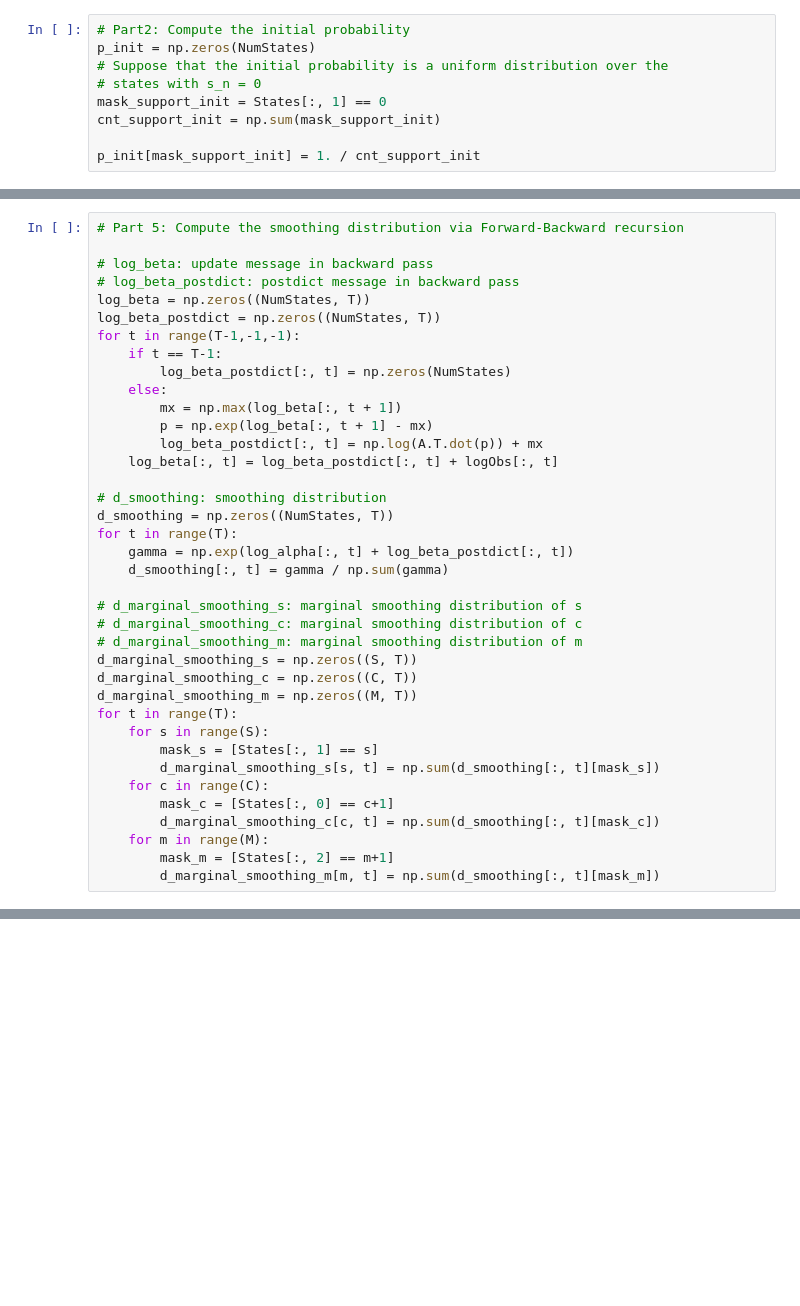
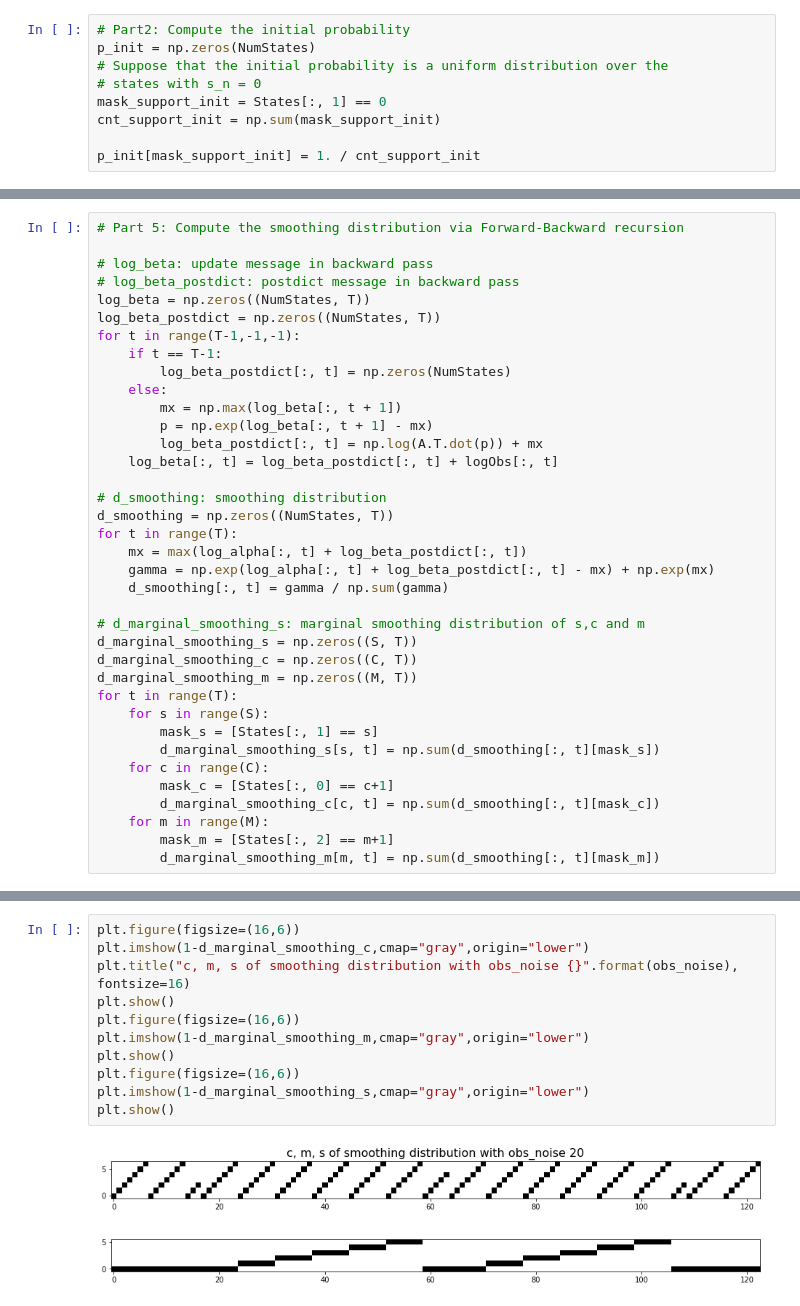
Before and after one commit to EricMi/M2-GraphicalModels-project, a Jupyter notebook: template_code.ipynb, the cells around one changed output, grey strips where cells are left out. Saved outputs shown, nothing was run; the diff lists cells and outputs as text; blank space fills up the shorter version.

```diff
--- a/template_code.ipynb
+++ b/template_code.ipynb
@@ -286,12 +292,11 @@ for t in range(T-1,-1,-1):
 # d_smoothing: smoothing distribution
 d_smoothing = np.zeros((NumStates, T))
 for t in range(T):
-    gamma = np.exp(log_alpha[:, t] + log_beta_postdict[:, t])
+    mx = max(log_alpha[:, t] + log_beta_postdict[:, t])
+    gamma = np.exp(log_alpha[:, t] + log_beta_postdict[:, t] - mx) + np.exp(mx)
     d_smoothing[:, t] = gamma / np.sum(gamma)
 
-# d_marginal_smoothing_s: marginal smoothing distribution of s
-# d_marginal_smoothing_c: marginal smoothing distribution of c
-# d_marginal_smoothing_m: marginal smoothing distribution of m
+# d_marginal_smoothing_s: marginal smoothing distribution of s,c and m
 d_marginal_smoothing_s = np.zeros((S, T))
 d_marginal_smoothing_c = np.zeros((C, T))
 d_marginal_smoothing_m = np.zeros((M, T))
@@ -393,0 +364,14 @@ array([0, 1, 2, 3, 4, 5, 6, 7, 8, 9, 0, 5])
+# %%
+plt.figure(figsize=(16,6))
+plt.imshow(1-d_marginal_smoothing_c,cmap="gray",origin="lower")
+plt.title("c, m, s of smoothing distribution with obs_noise {}".format(obs_noise), fontsize=16)
+plt.show()
+plt.figure(figsize=(16,6))
+plt.imshow(1-d_marginal_smoothing_m,cmap="gray",origin="lower")
+plt.show()
+plt.figure(figsize=(16,6))
+plt.imshow(1-d_marginal_smoothing_s,cmap="gray",origin="lower")
+plt.show()
+# %% [output]
+[figure, added]
+[figure, added]
```
Also changed, not shown: parts of 25 cells of this notebook.
